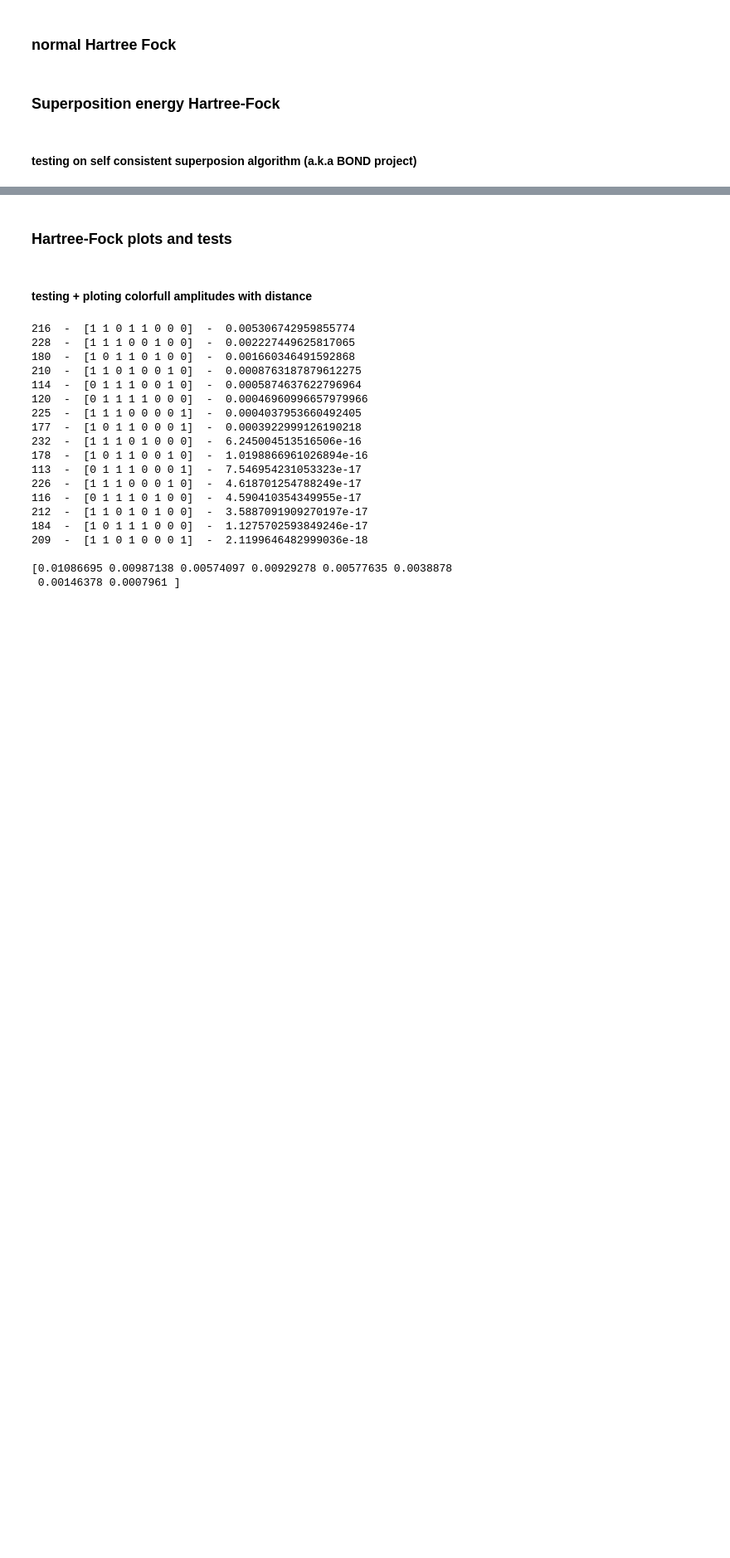
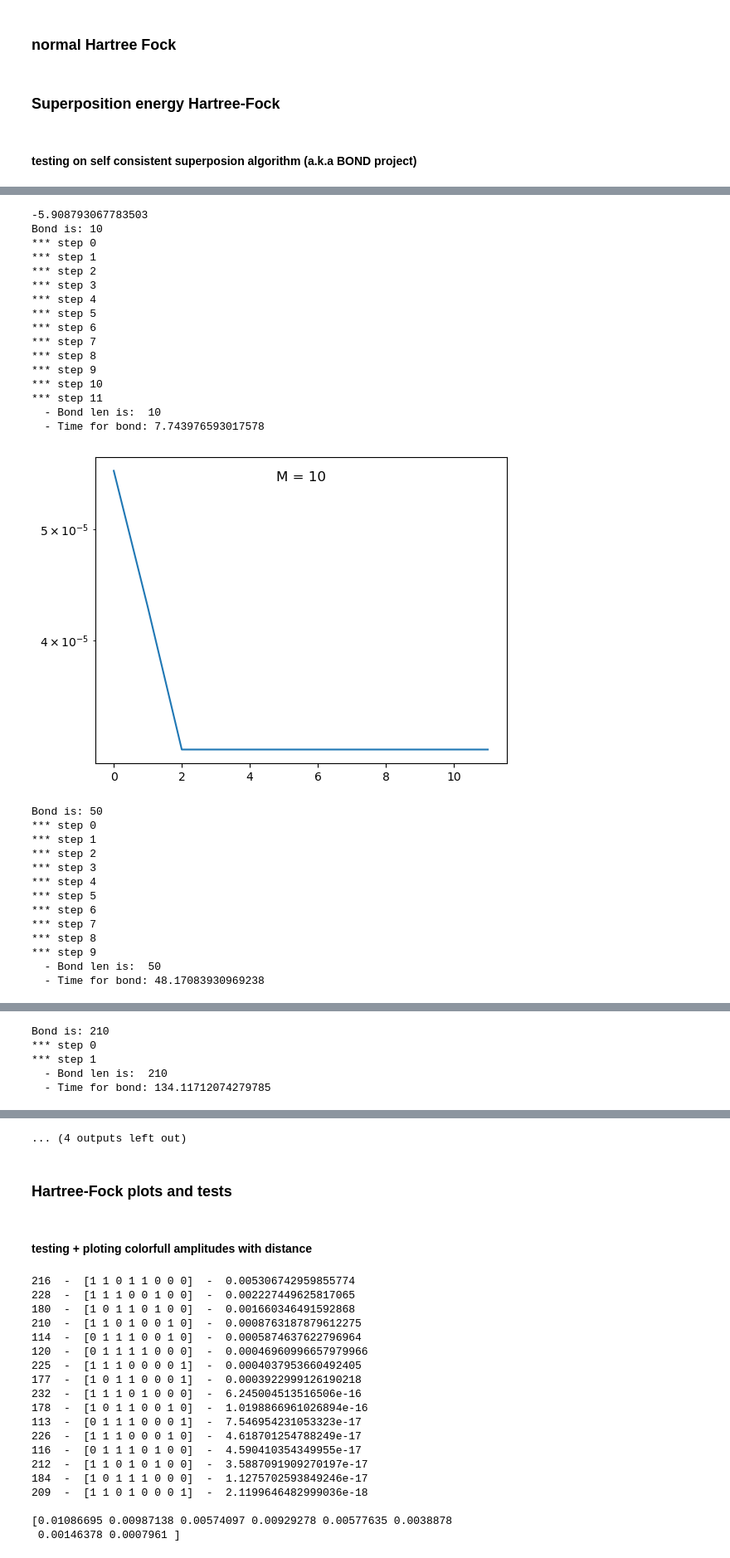
Before and after one commit to Arash-H-Jafarizadeh/Fermionic-State-Preparation, a Jupyter notebook: Fermionic_Hartree_Fock_Method(Adam).ipynb, the cells around one changed output, grey strips where cells are left out. Shown at 83% size. Cells and saved outputs as stored; diff of their text form; code cells hidden in the pictures; blank space fills up the shorter version.

```diff
--- a/Fermionic_Hartree_Fock_Method(Adam).ipynb
+++ b/Fermionic_Hartree_Fock_Method(Adam).ipynb
@@ -641,0 +611,74 @@ pl.plot(test_energy)
+# %%
+
+
+L = 10
+physical = 0.2, 1.0
+amp_thrsh = 1.e-5
+ed_energy = {8:-4.670424529225025, 10:-5.908793067783503, 12:-7.14882332720711}
+print(ed_energy[L])
+
+
+data = []
+for bond in range(10,252,40):
+    t0 = tt.time()
+    print(f"Bond is: {bond}")
+    # bond = 30
+    step = 20
+
+    test_energy, test_bond, test_amps = new_hf_optimization(physical, L, bond, size_step = step, PBC=False, max_iters = 200)
+
+    test_energy = (np.array(test_energy) - ed_energy[L])/L
+
+    test_energy[-1] = 1.e-18 if test_energy[-1] == 0.0 else test_energy[-1]
+
+    data.append(test_energy[-1])
+
+    print("  - Bond len is: ",len(test_bond))
+    # print(len(test_bond)," - ",test_bond)
+    # print(basis_distance(test_bond, L))
+    dists = np.unique(basis_distance(test_bond, L),return_counts=True)
+    # print(zip(dists))
+    print("  - Time for bond:", tt.time()-t0)
+
+    pl.plot(test_energy)
+    pl.yscale('log')
+    # pl.xscale('log')
+    pl.title(f"M = {bond}", y=0.9001)
+    pl.show()
+
+
+pl.plot( range(10,220,40), data)
+# pl.ylim([1.e-24, 1.e-3])
+pl.yscale('log')
+pl.show()
+# %% [output]
+-5.908793067783503
+Bond is: 10
+*** step 0
+*** step 1
+*** step 2
+*** step 3
+*** step 4
+*** step 5
+*** step 6
+*** step 7
+*** step 8
+*** step 9
+*** step 10
+*** step 11
+  - Bond len is:  10
+  - Time for bond: 7.743976593017578
+[figure, added]
+Bond is: 50
+*** step 0
+*** step 1
+*** step 2
+*** step 3
+*** step 4
+*** step 5
+*** step 6
+*** step 7
+*** step 8
+*** step 9
+  - Bond len is:  50
+  - Time for bond: 48.17083930969238
@@ -641,0 +716,5 @@ pl.plot(test_energy)
+Bond is: 210
+*** step 0
+*** step 1
+  - Bond len is:  210
+  - Time for bond: 134.11712074279785
@@ -642,3 +722,4 @@ pl.plot(test_energy)
+... (4 outputs left out)
 # %%
 
 
```
Also changed, not shown: parts of 3 cells of this notebook, 1 other file.
